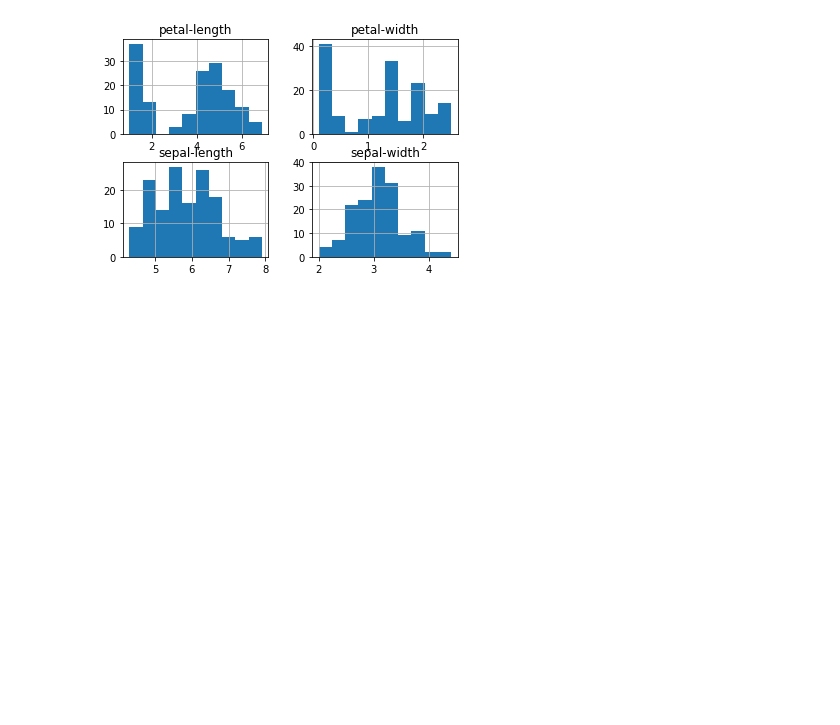
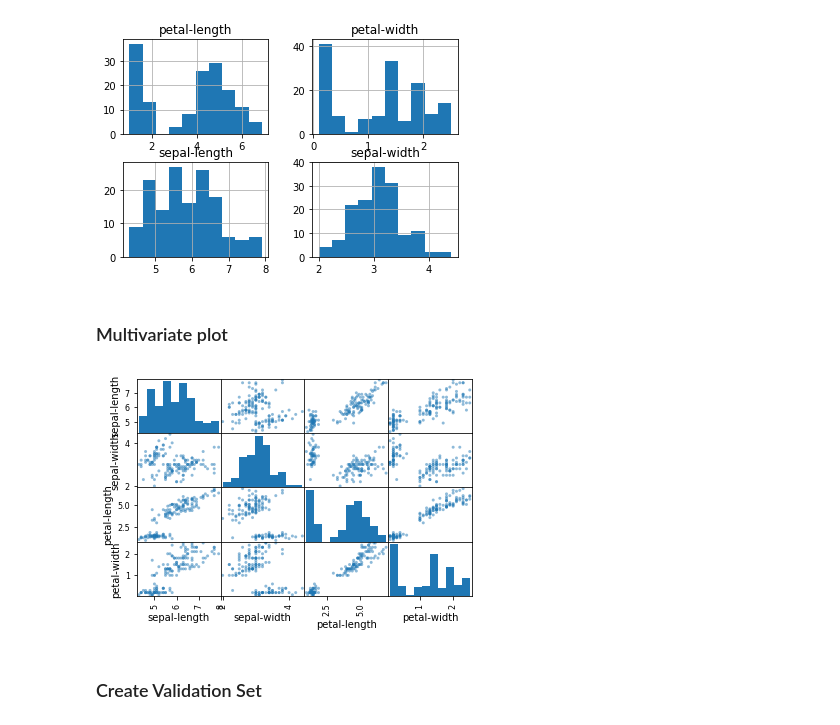
Before and after one commit to jjlovesstudying/test, a Jupyter notebook: myiris.ipynb, the cells around one changed output. Saved outputs shown, nothing was run; the diff lists cells and outputs as text; code cells hidden in the pictures; blank space fills up the shorter version.

```diff
--- a/myiris.ipynb
+++ b/myiris.ipynb
@@ -79,3 +64,12 @@ dataset.hist()
 plt.show()
 # %% [output]
 [figure]
+# %% [markdown]
+### Multivariate plot ###
+# %%
+scatter_matrix(dataset)
+plt.show()
+# %% [output]
+[figure, added]
+# %% [markdown]
+###  Create Validation Set ###
```
Also changed, not shown: parts of 15 cells of this notebook.
